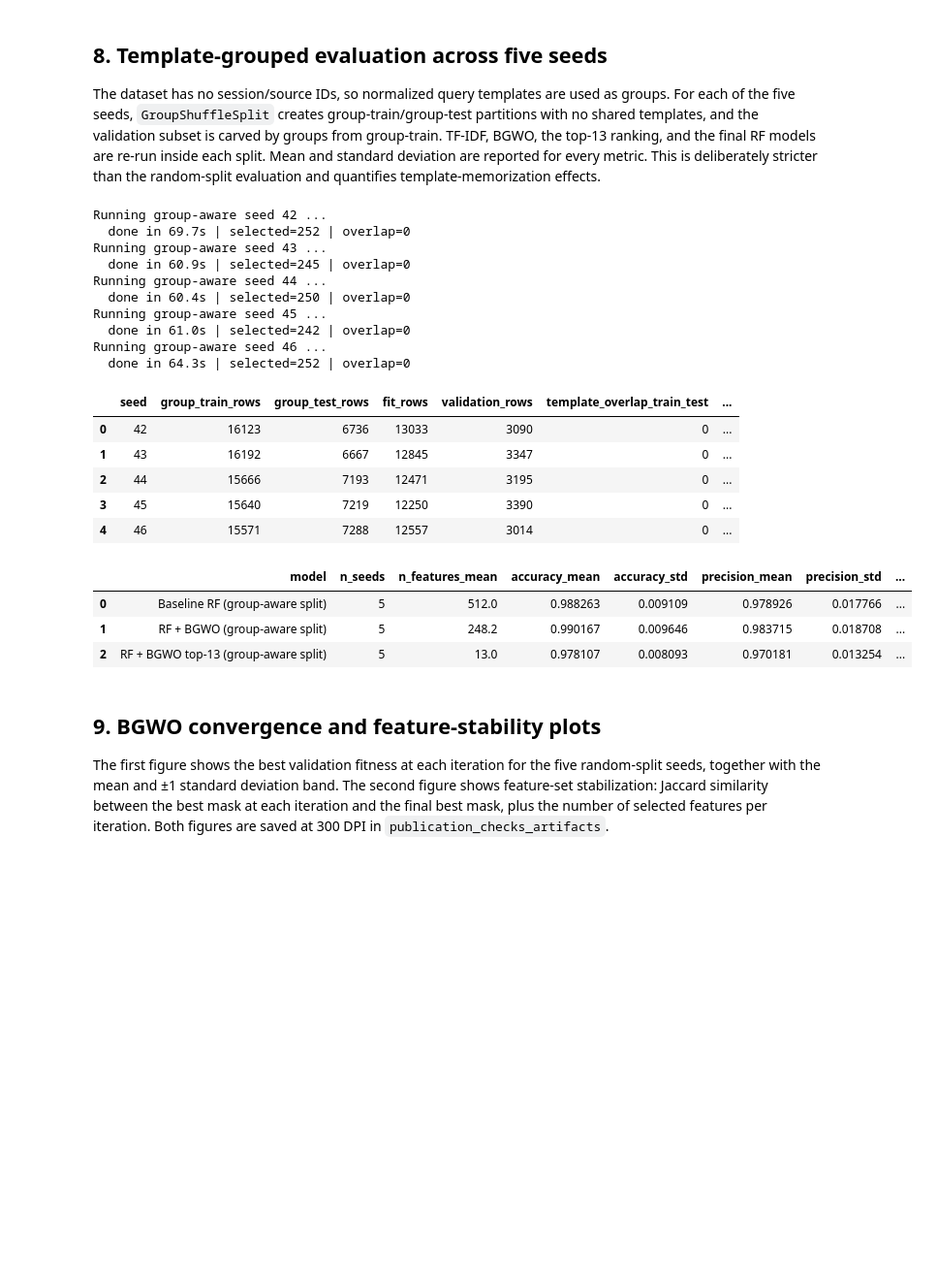
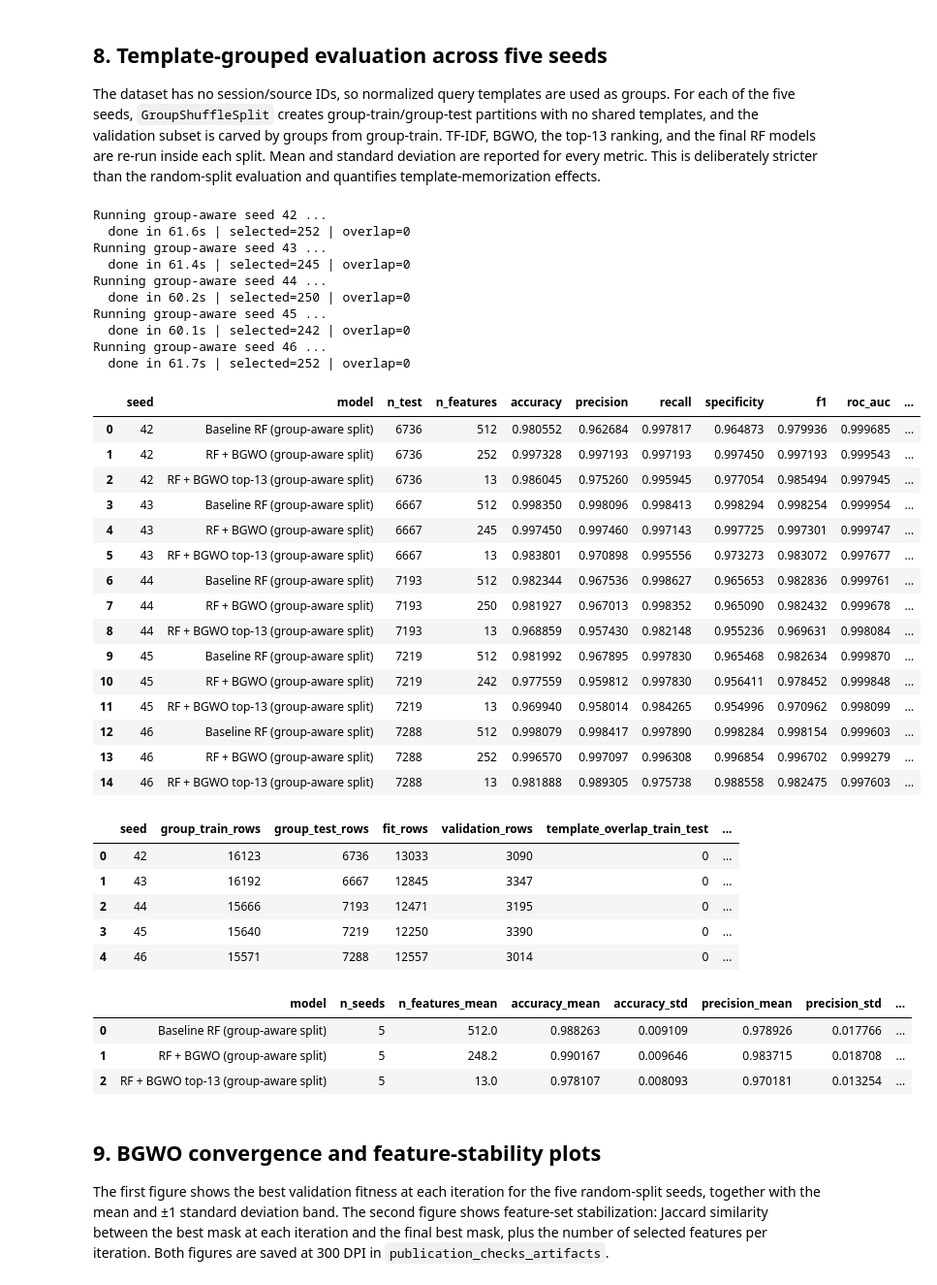
Before and after one commit to m-wasim-alwisi/rf_bgwo, a Jupyter notebook: RF_BGWO_Publication_Checks.ipynb, the cells around one changed output. Shown at 97% size. Drawn from its saved outputs; the diff is of its cells as text; code cells hidden in the pictures; blank space fills up the shorter version.

```diff
--- a/RF_BGWO_Publication_Checks.ipynb
+++ b/RF_BGWO_Publication_Checks.ipynb
@@ -910,48 +910,76 @@ group_multiseed_summary = summarize_metrics(group_multiseed_metrics)
 group_multiseed_metrics.to_csv(
     ARTIFACT_DIR / "group_multiseed_metrics.csv", index=False
 )
+# Keep the earlier filename as an alias so both references resolve.
+group_multiseed_metrics.to_csv(
+    ARTIFACT_DIR / "group_split_metrics.csv", index=False
+)
 group_multiseed_meta.to_csv(
     ARTIFACT_DIR / "group_multiseed_run_metadata.csv", index=False
 )
 group_multiseed_summary.to_csv(
     ARTIFACT_DIR / "group_multiseed_summary.csv", index=False
 )
 
 # Persist per-seed details (overlap checks, selected counts, top-13 features).
 with open(ARTIFACT_DIR / "group_multiseed_summary.json", "w", encoding="utf-8") as f:
     json.dump(group_meta, f, indent=2, ensure_ascii=False)
 
+# Exact per-seed table (one row per seed and model).
+display(
+    group_multiseed_metrics[[
+        "seed", "model", "n_test", "n_features",
+        "accuracy", "precision", "recall", "specificity",
+        "f1", "roc_auc", "tn", "fp", "fn", "tp",
+    ]].sort_values(["seed", "model"])
+)
 display(group_multiseed_meta)
 display(group_multiseed_summary[[
     "model", "n_seeds", "n_features_mean",
     "accuracy_mean", "accuracy_std",
     "precision_mean", "precision_std",
     "recall_mean", "recall_std",
     "specificity_mean", "specificity_std",
     "f1_mean", "f1_std",
     "roc_auc_mean", "roc_auc_std",
 ]])
 # %% [output]
 Running group-aware seed 42 ...
-  done in 69.7s | selected=252 | overlap=0
+  done in 61.6s | selected=252 | overlap=0
 Running group-aware seed 43 ...
-  done in 60.9s | selected=245 | overlap=0
+  done in 61.4s | selected=245 | overlap=0
 Running group-aware seed 44 ...
-  done in 60.4s | selected=250 | overlap=0
+  done in 60.2s | selected=250 | overlap=0
 Running group-aware seed 45 ...
-  done in 61.0s | selected=242 | overlap=0
+  done in 60.1s | selected=242 | overlap=0
 Running group-aware seed 46 ...
-  done in 64.3s | selected=252 | overlap=0
+  done in 61.7s | selected=252 | overlap=0
-|  | seed | group_train_rows | group_test_rows | fit_rows | validation_rows | template_overlap_train_test | ... |
-| 0 | 42 | 16123 | 6736 | 13033 | 3090 | 0 | ... |
-| 1 | 43 | 16192 | 6667 | 12845 | 3347 | 0 | ... |
-| 2 | 44 | 15666 | 7193 | 12471 | 3195 | 0 | ... |
-| 3 | 45 | 15640 | 7219 | 12250 | 3390 | 0 | ... |
-| 4 | 46 | 15571 | 7288 | 12557 | 3014 | 0 | ... |
+|  | seed | model | n_test | n_features | accuracy | precision | recall | specificity | f1 | roc_auc | ... |
+| 0 | 42 | Baseline RF (group-aware split) | 6736 | 512 | 0.980552 | 0.962684 | 0.997817 | 0.964873 | 0.979936 | 0.999685 | ... |
+| 1 | 42 | RF + BGWO (group-aware split) | 6736 | 252 | 0.997328 | 0.997193 | 0.997193 | 0.997450 | 0.997193 | 0.999543 | ... |
+| 2 | 42 | RF + BGWO top-13 (group-aware split) | 6736 | 13 | 0.986045 | 0.975260 | 0.995945 | 0.977054 | 0.985494 | 0.997945 | ... |
+| 3 | 43 | Baseline RF (group-aware split) | 6667 | 512 | 0.998350 | 0.998096 | 0.998413 | 0.998294 | 0.998254 | 0.999954 | ... |
+| 4 | 43 | RF + BGWO (group-aware split) | 6667 | 245 | 0.997450 | 0.997460 | 0.997143 | 0.997725 | 0.997301 | 0.999747 | ... |
+| 5 | 43 | RF + BGWO top-13 (group-aware split) | 6667 | 13 | 0.983801 | 0.970898 | 0.995556 | 0.973273 | 0.983072 | 0.997677 | ... |
+| 6 | 44 | Baseline RF (group-aware split) | 7193 | 512 | 0.982344 | 0.967536 | 0.998627 | 0.965653 | 0.982836 | 0.999761 | ... |
+| 7 | 44 | RF + BGWO (group-aware split) | 7193 | 250 | 0.981927 | 0.967013 | 0.998352 | 0.965090 | 0.982432 | 0.999678 | ... |
+| 8 | 44 | RF + BGWO top-13 (group-aware split) | 7193 | 13 | 0.968859 | 0.957430 | 0.982148 | 0.955236 | 0.969631 | 0.998084 | ... |
+| 9 | 45 | Baseline RF (group-aware split) | 7219 | 512 | 0.981992 | 0.967895 | 0.997830 | 0.965468 | 0.982634 | 0.999870 | ... |
+| 10 | 45 | RF + BGWO (group-aware split) | 7219 | 242 | 0.977559 | 0.959812 | 0.997830 | 0.956411 | 0.978452 | 0.999848 | ... |
+| 11 | 45 | RF + BGWO top-13 (group-aware split) | 7219 | 13 | 0.969940 | 0.958014 | 0.984265 | 0.954996 | 0.970962 | 0.998099 | ... |
+| 12 | 46 | Baseline RF (group-aware split) | 7288 | 512 | 0.998079 | 0.998417 | 0.997890 | 0.998284 | 0.998154 | 0.999603 | ... |
+| 13 | 46 | RF + BGWO (group-aware split) | 7288 | 252 | 0.996570 | 0.997097 | 0.996308 | 0.996854 | 0.996702 | 0.999279 | ... |
+| 14 | 46 | RF + BGWO top-13 (group-aware split) | 7288 | 13 | 0.981888 | 0.989305 | 0.975738 | 0.988558 | 0.982475 | 0.997603 | ... |
-|  | model | n_seeds | n_features_mean | accuracy_mean | accuracy_std | precision_mean | precision_std | ... |
-| 0 | Baseline RF (group-aware split) | 5 | 512.0 | 0.988263 | 0.009109 | 0.978926 | 0.017766 | ... |
-| 1 | RF + BGWO (group-aware split) | 5 | 248.2 | 0.990167 | 0.009646 | 0.983715 | 0.018708 | ... |
-| 2 | RF + BGWO top-13 (group-aware split) | 5 | 13.0 | 0.978107 | 0.008093 | 0.970181 | 0.013254 | ... |
+|  | seed | group_train_rows | group_test_rows | fit_rows | validation_rows | template_overlap_train_test | ... |
+| 0 | 42 | 16123 | 6736 | 13033 | 3090 | 0 | ... |
+| 1 | 43 | 16192 | 6667 | 12845 | 3347 | 0 | ... |
+| 2 | 44 | 15666 | 7193 | 12471 | 3195 | 0 | ... |
+| 3 | 45 | 15640 | 7219 | 12250 | 3390 | 0 | ... |
+| 4 | 46 | 15571 | 7288 | 12557 | 3014 | 0 | ... |
+|  | model | n_seeds | n_features_mean | accuracy_mean | accuracy_std | precision_mean | precision_std | ... |
+| 0 | Baseline RF (group-aware split) | 5 | 512.0 | 0.988263 | 0.009109 | 0.978926 | 0.017766 | ... |
+| 1 | RF + BGWO (group-aware split) | 5 | 248.2 | 0.990167 | 0.009646 | 0.983715 | 0.018708 | ... |
+| 2 | RF + BGWO top-13 (group-aware split) | 5 | 13.0 | 0.978107 | 0.008093 | 0.970181 | 0.013254 | ... |
 # %% [markdown]
 ## 9. BGWO convergence and feature-stability plots
 
```
Also changed, not shown: parts of 3 cells of this notebook, 7 other files.
